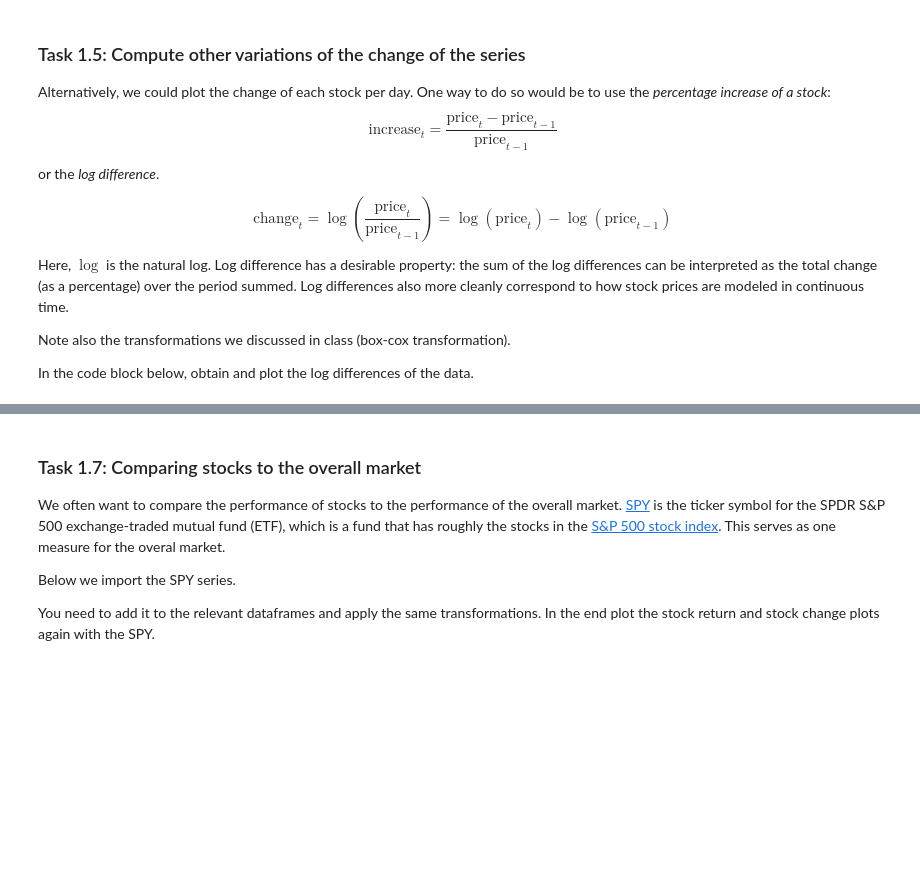
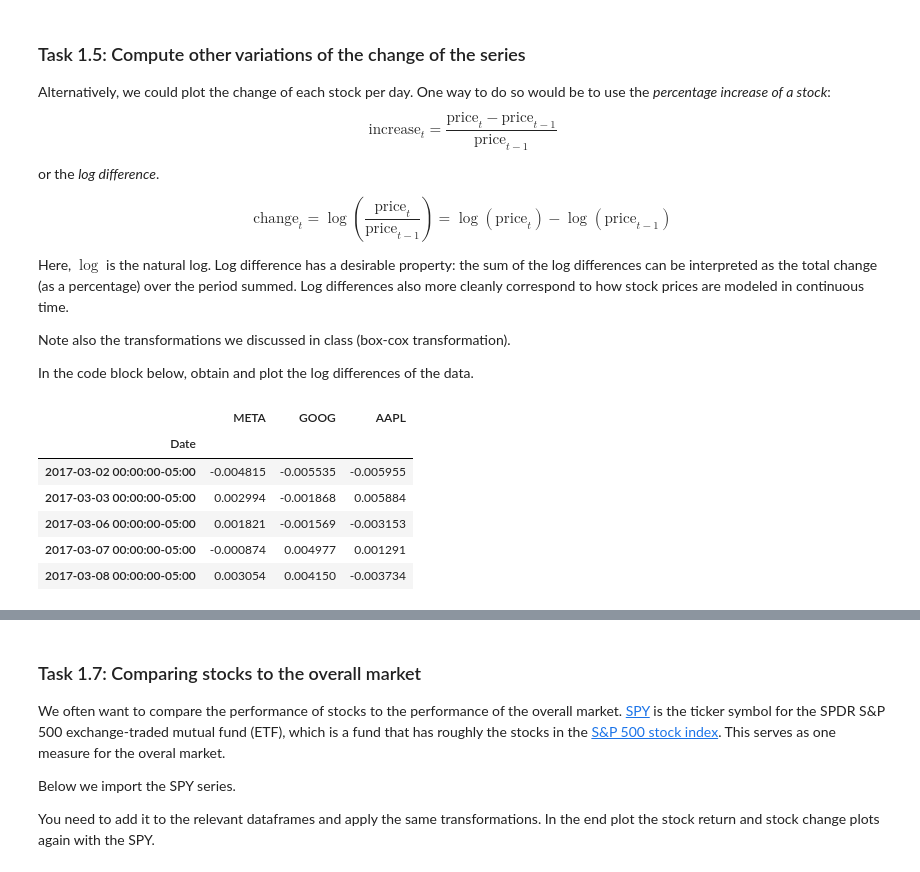
Before and after one commit to to505to505/clinic4, a Jupyter notebook: clinic5-ts.ipynb, the cells around one changed output, grey strips where cells are left out. Saved outputs shown, nothing was run; the diff lists cells and outputs as text; code cells hidden in the pictures; blank space fills up the shorter version.

```diff
--- a/clinic5-ts.ipynb
+++ b/clinic5-ts.ipynb
@@ -192,8 +225,18 @@ Note also the transformations we discussed in class (box-cox transformation).
 
 In the code block below, obtain and plot the log differences of the data.
 # %%
-stock_change = ...
+stock_change = np.log(close).diff()
+
+stock_change = stock_change.dropna()
 stock_change.head()
+# %% [output]
+|  | META | GOOG | AAPL |
+| Date |  |  |  |
+| 2017-03-02 00:00:00-05:00 | -0.004815 | -0.005535 | -0.005955 |
+| 2017-03-03 00:00:00-05:00 | 0.002994 | -0.001868 | 0.005884 |
+| 2017-03-06 00:00:00-05:00 | 0.001821 | -0.001569 | -0.003153 |
+| 2017-03-07 00:00:00-05:00 | -0.000874 | 0.004977 | 0.001291 |
+| 2017-03-08 00:00:00-05:00 | 0.003054 | 0.004150 | -0.003734 |
 # %%
 #plot stock change
 stock_change.plot(grid = True).axhline(y = 0, color = "black", lw = 1);
```
Also changed, not shown: parts of 18 cells of this notebook, 1 other file.
